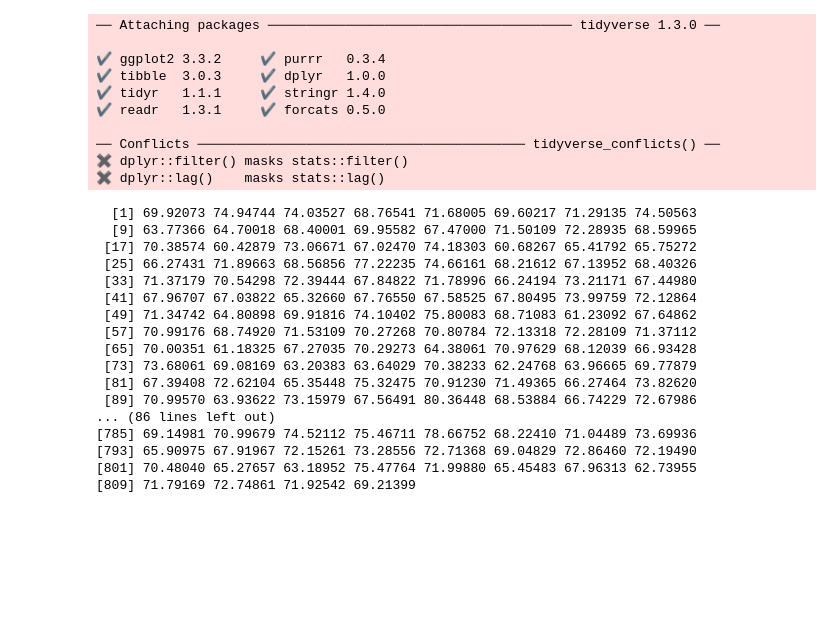
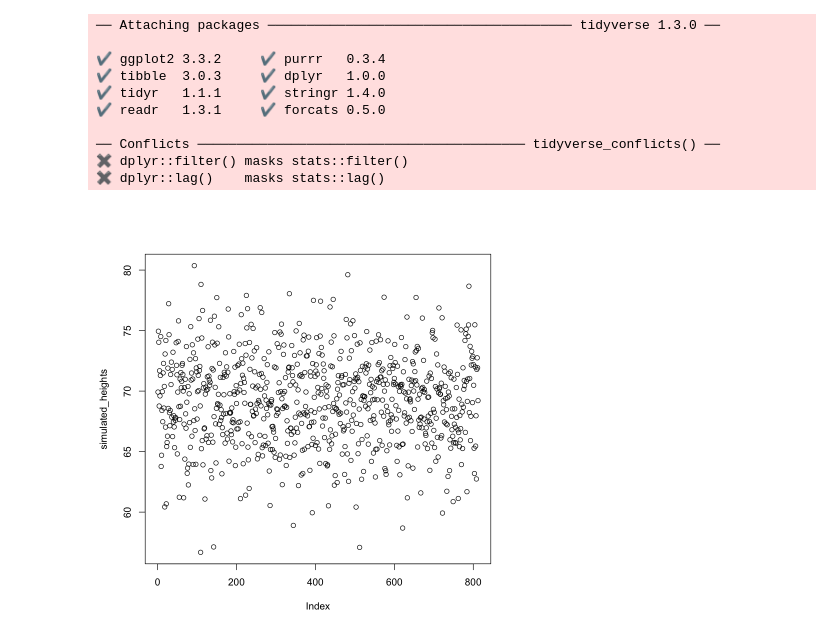
Before and after one commit to techfreakworm/probability_stats_practice, a Jupyter notebook: Data Science_Probability/continuous probability/monte-carlo sim.ipynb, the cells around one changed output. Saved outputs shown, nothing was run; the diff lists cells and outputs as text; code cells hidden in the pictures; blank space fills up the shorter version.

```diff
--- a/Data Science_Probability/continuous probability/monte-carlo sim.ipynb
+++ b/Data Science_Probability/continuous probability/monte-carlo sim.ipynb
@@ -22,23 +22,7 @@ n <- length(x)
 avg <- mean(x)
 s <- sd(x)
 simulated_heights <- rnorm(n, avg, s)
-# %%
-simulated_heights
-# %% [output]
-  [1] 69.92073 74.94744 74.03527 68.76541 71.68005 69.60217 71.29135 74.50563
-  [9] 63.77366 64.70018 68.40001 69.95582 67.47000 71.50109 72.28935 68.59965
- [17] 70.38574 60.42879 73.06671 67.02470 74.18303 60.68267 65.41792 65.75272
- [25] 66.27431 71.89663 68.56856 77.22235 74.66161 68.21612 67.13952 68.40326
- [33] 71.37179 70.54298 72.39444 67.84822 71.78996 66.24194 73.21171 67.44980
- [41] 67.96707 67.03822 65.32660 67.76550 67.58525 67.80495 73.99759 72.12864
- [49] 71.34742 64.80898 69.91816 74.10402 75.80083 68.71083 61.23092 67.64862
- [57] 70.99176 68.74920 71.53109 70.27268 70.80784 72.13318 72.28109 71.37112
- [65] 70.00351 61.18325 67.27035 70.29273 64.38061 70.97629 68.12039 66.93428
- [73] 73.68061 69.08169 63.20383 63.64029 70.38233 62.24768 63.96665 69.77879
- [81] 67.39408 72.62104 65.35448 75.32475 70.91230 71.49365 66.27464 73.82620
- [89] 70.99570 63.93622 73.15979 67.56491 80.36448 68.53884 66.74229 72.67986
-... (86 lines left out)
-[785] 69.14981 70.99679 74.52112 75.46711 78.66752 68.22410 71.04489 73.69936
-[793] 65.90975 67.91967 72.15261 73.28556 72.71368 69.04829 72.86460 72.19490
-[801] 70.48040 65.27657 63.18952 75.47764 71.99880 65.45483 67.96313 62.73955
-[809] 71.79169 72.74861 71.92542 69.21399
+# %%
+plot(simulated_heights)
+# %% [output]
+[figure, added]
```
Also changed, not shown: parts of 1 cell of this notebook, 1 other file.
